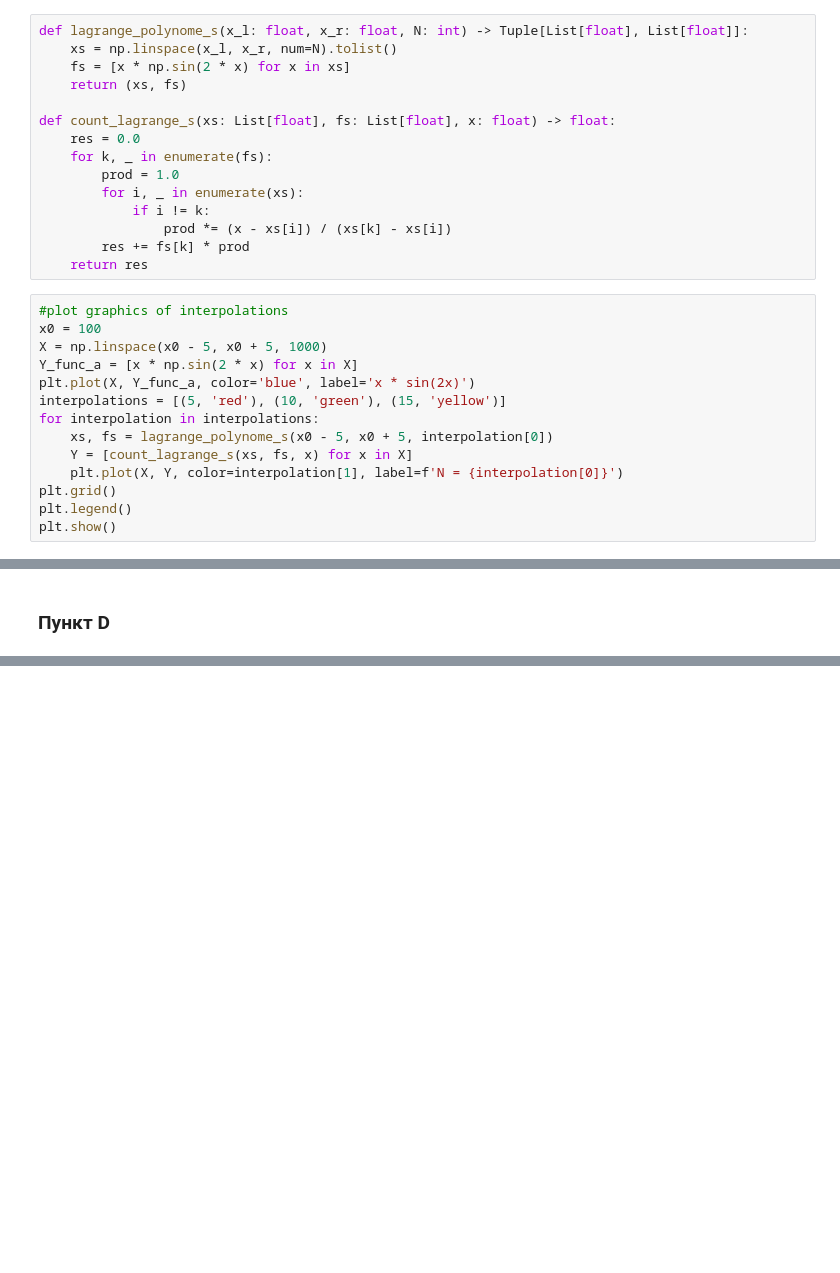
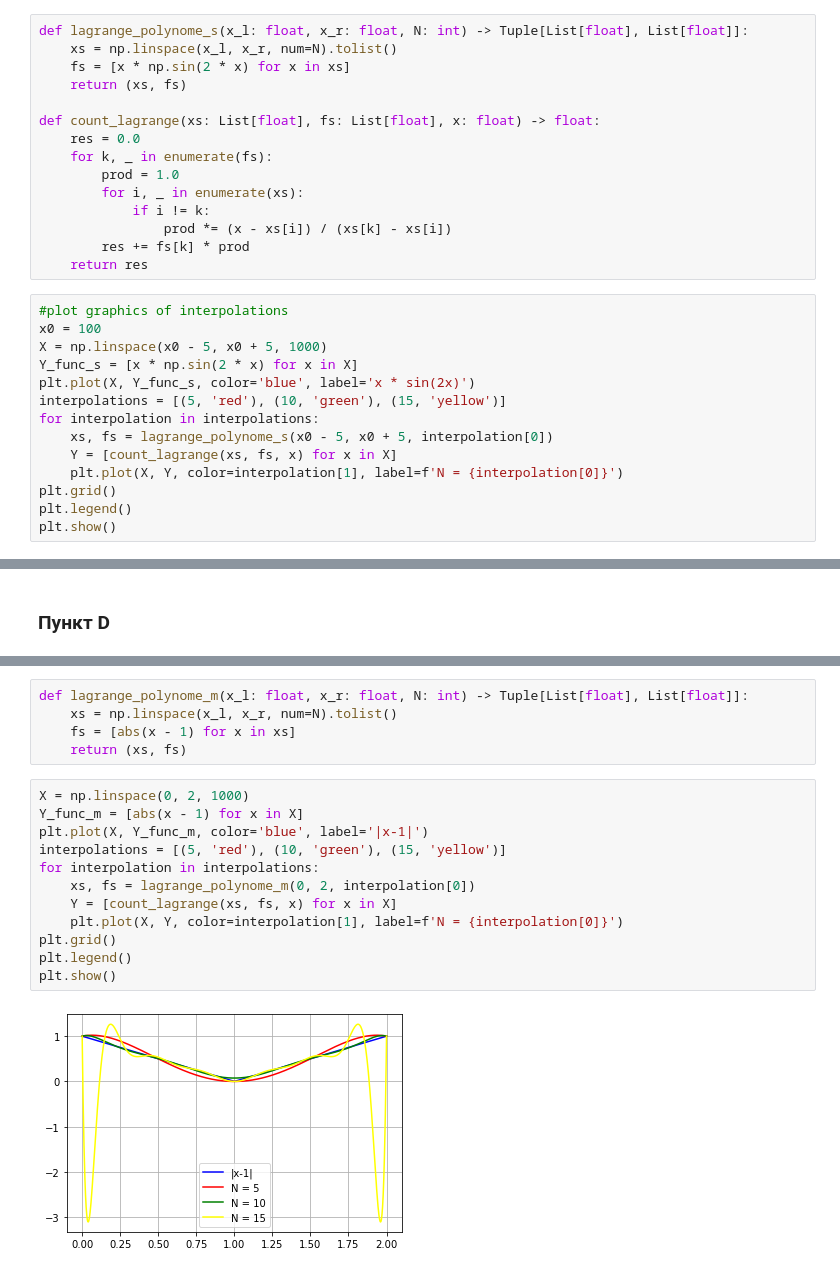
Before and after one commit to kot239/numerical-methods, a Jupyter notebook: ТарабондаГ-3.ipynb, the cells around one changed output, grey strips where cells are left out. Drawn from its saved outputs; the diff is of its cells as text; blank space fills up the shorter version.

```diff
--- a/ТарабондаГ-3.ipynb
+++ b/ТарабондаГ-3.ipynb
@@ -13,7 +15,7 @@ def lagrange_polynome_s(x_l: float, x_r: float, N: int) -> Tuple[List[float], Li
     fs = [x * np.sin(2 * x) for x in xs]
     return (xs, fs)
 
-def count_lagrange_s(xs: List[float], fs: List[float], x: float) -> float:
+def count_lagrange(xs: List[float], fs: List[float], x: float) -> float:
     res = 0.0
     for k, _ in enumerate(fs):
         prod = 1.0
@@ -26,12 +28,12 @@ def count_lagrange_s(xs: List[float], fs: List[float], x: float) -> float:
 #plot graphics of interpolations
 x0 = 100
 X = np.linspace(x0 - 5, x0 + 5, 1000)
-Y_func_a = [x * np.sin(2 * x) for x in X]
-plt.plot(X, Y_func_a, color='blue', label='x * sin(2x)')
+Y_func_s = [x * np.sin(2 * x) for x in X]
+plt.plot(X, Y_func_s, color='blue', label='x * sin(2x)')
 interpolations = [(5, 'red'), (10, 'green'), (15, 'yellow')]
 for interpolation in interpolations:
     xs, fs = lagrange_polynome_s(x0 - 5, x0 + 5, interpolation[0])
-    Y = [count_lagrange_s(xs, fs, x) for x in X]
+    Y = [count_lagrange(xs, fs, x) for x in X]
     plt.plot(X, Y, color=interpolation[1], label=f'N = {interpolation[0]}')
 plt.grid()
 plt.legend()
@@ -102,0 +103,19 @@ SyntaxError: invalid syntax (<ipython-input-9-455680ca2399>, line 1)
+# %%
+def lagrange_polynome_m(x_l: float, x_r: float, N: int) -> Tuple[List[float], List[float]]:
+    xs = np.linspace(x_l, x_r, num=N).tolist()
+    fs = [abs(x - 1) for x in xs]
+    return (xs, fs)
+# %%
+X = np.linspace(0, 2, 1000)
+Y_func_m = [abs(x - 1) for x in X]
+plt.plot(X, Y_func_m, color='blue', label='|x-1|')
+interpolations = [(5, 'red'), (10, 'green'), (15, 'yellow')]
+for interpolation in interpolations:
+    xs, fs = lagrange_polynome_m(0, 2, interpolation[0])
+    Y = [count_lagrange(xs, fs, x) for x in X]
+    plt.plot(X, Y, color=interpolation[1], label=f'N = {interpolation[0]}')
+plt.grid()
+plt.legend()
+plt.show()
+# %% [output]
+[figure, added]
```
Also changed, not shown: parts of 13 cells of this notebook.
